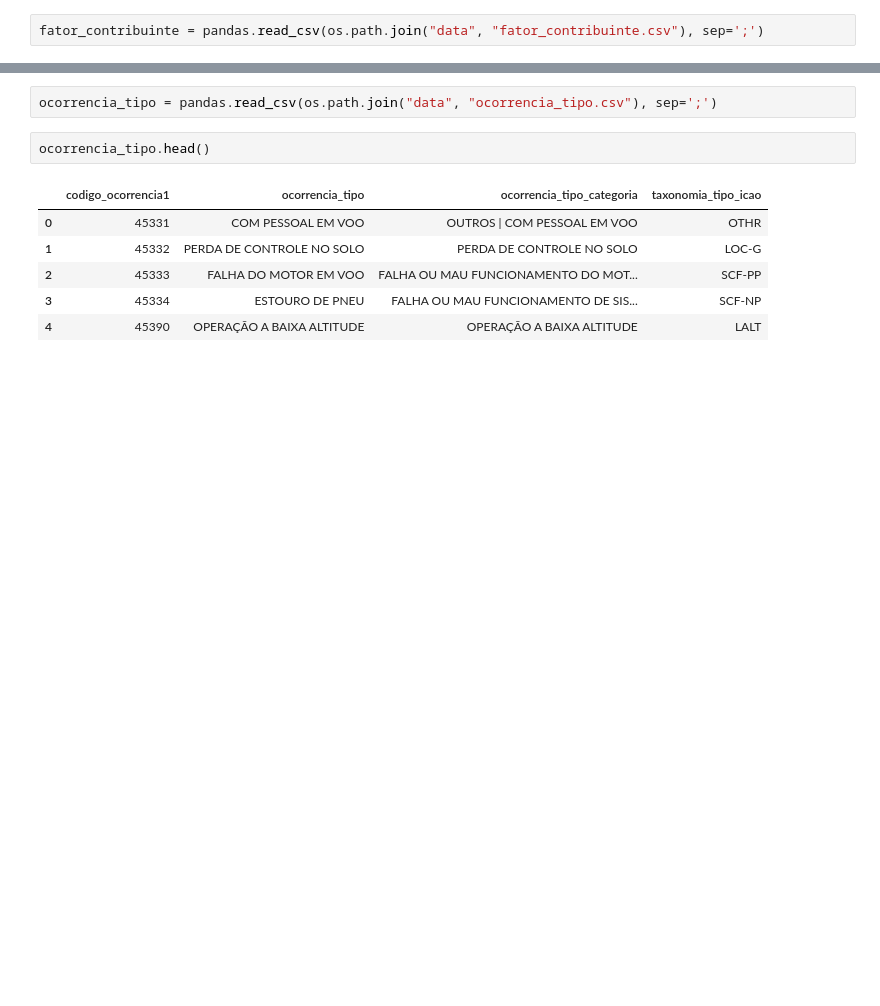
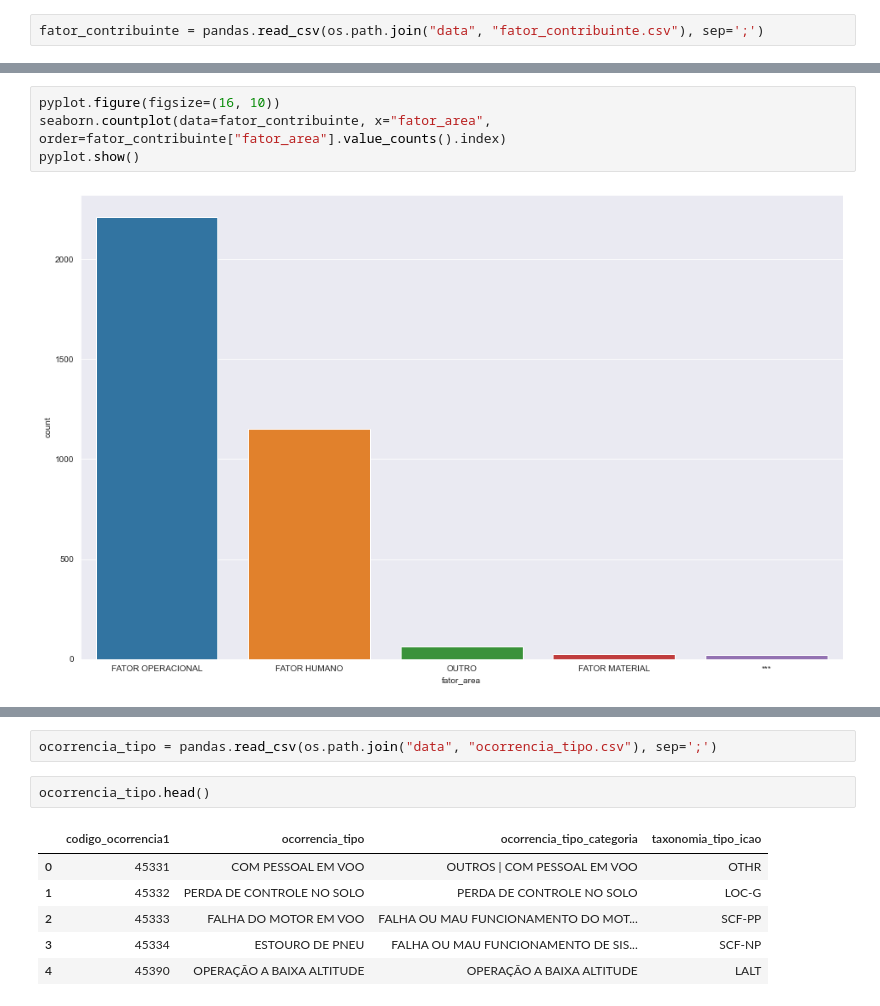
Before and after one commit to otavio-silva/A3Data---Teste-Pr-tico-Cientista-de-Dados-, a Jupyter notebook: notebook.ipynb, the cells around one changed output, grey strips where cells are left out. Saved outputs shown, nothing was run; the diff lists cells and outputs as text; blank space fills up the shorter version.

Commit message:
Mais visualizações

```diff
--- a/notebook.ipynb
+++ b/notebook.ipynb
@@ -118,3 +118,9 @@ fator_contribuinte.head()
 | 2 | 45331 | CAPACITAÇÃO E TREINAMENTO | ASPECTO PSICOLÓGICO | ORGANIZACIONAL | FATOR HUMANO |
 | 3 | 45331 | CLIMA ORGANIZACIONAL | ASPECTO PSICOLÓGICO | ORGANIZACIONAL | FATOR HUMANO |
 | 4 | 45331 | COMUNICAÇÃO | ASPECTO PSICOLÓGICO | PSICOSSOCIAL | FATOR HUMANO |
+# %%
+pyplot.figure(figsize=(16, 10))
+seaborn.countplot(data=fator_contribuinte, x="fator_area", order=fator_contribuinte["fator_area"].value_counts().index)
+pyplot.show()
+# %% [output]
+[figure, added]
```
Also changed, not shown: parts of 6 cells of this notebook.
